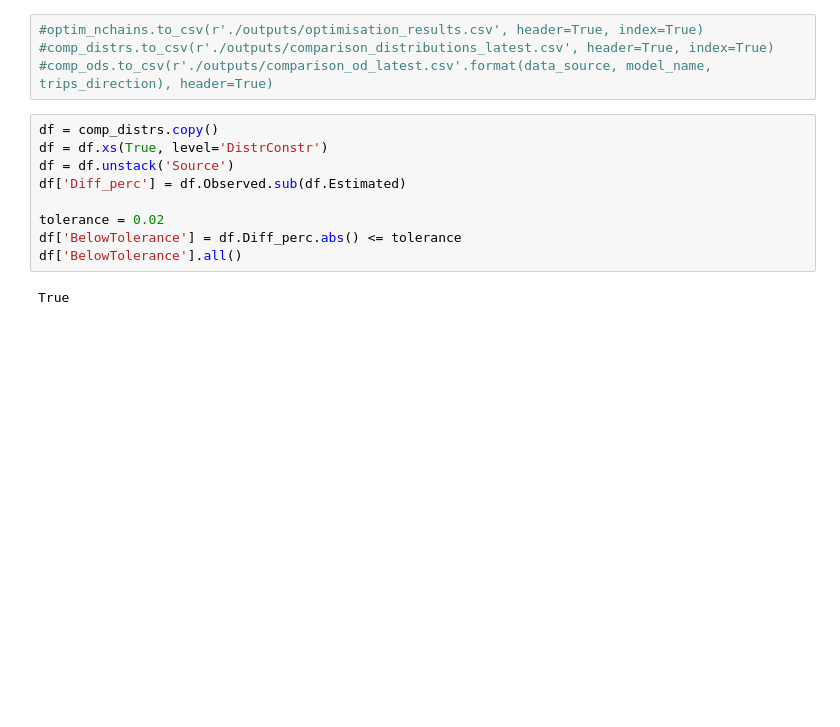
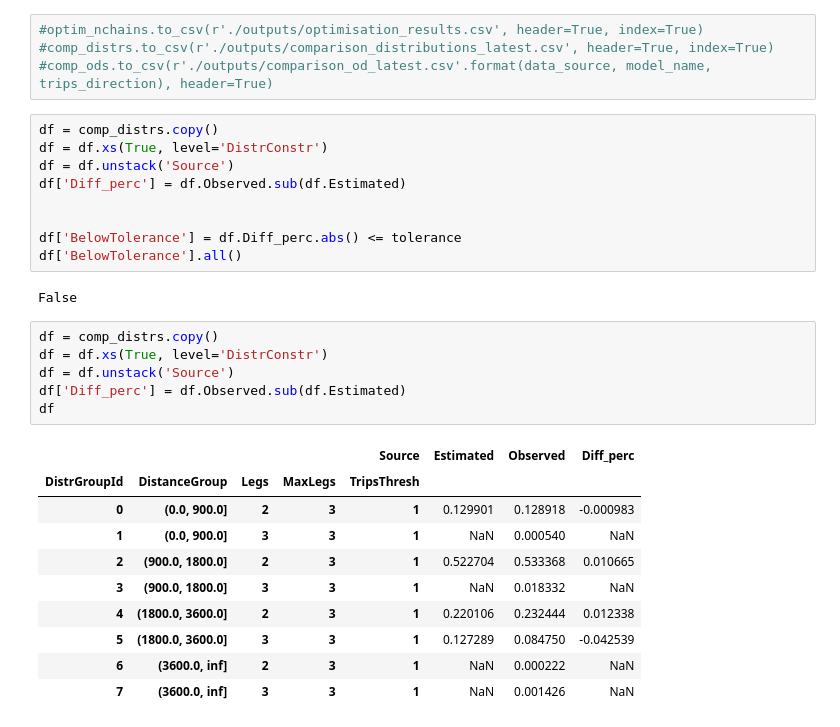
Before and after one commit to harisbal/od2trs, a Jupyter notebook: analysis/optimisation_results.ipynb, the cells around one changed output. Drawn from its saved outputs; the diff is of its cells as text; blank space fills up the shorter version.

```diff
--- a/analysis/optimisation_results.ipynb
+++ b/analysis/optimisation_results.ipynb
@@ -201,11 +204,28 @@ df = df.xs(True, level='DistrConstr')
 df = df.unstack('Source')
 df['Diff_perc'] = df.Observed.sub(df.Estimated)
 
-tolerance = 0.02
+
 df['BelowTolerance'] = df.Diff_perc.abs() <= tolerance
 df['BelowTolerance'].all()
 # %% [output]
-True
+False
+# %%
+df = comp_distrs.copy()
+df = df.xs(True, level='DistrConstr')
+df = df.unstack('Source')
+df['Diff_perc'] = df.Observed.sub(df.Estimated)
+df
+# %% [output]
+|  |  |  |  | Source | Estimated | Observed | Diff_perc |
+| DistrGroupId | DistanceGroup | Legs | MaxLegs | TripsThresh |  |  |  |
+| 0 | (0.0, 900.0] | 2 | 3 | 1 | 0.129901 | 0.128918 | -0.000983 |
+| 1 | (0.0, 900.0] | 3 | 3 | 1 | NaN | 0.000540 | NaN |
+| 2 | (900.0, 1800.0] | 2 | 3 | 1 | 0.522704 | 0.533368 | 0.010665 |
+| 3 | (900.0, 1800.0] | 3 | 3 | 1 | NaN | 0.018332 | NaN |
+| 4 | (1800.0, 3600.0] | 2 | 3 | 1 | 0.220106 | 0.232444 | 0.012338 |
+| 5 | (1800.0, 3600.0] | 3 | 3 | 1 | 0.127289 | 0.084750 | -0.042539 |
+| 6 | (3600.0, inf] | 2 | 3 | 1 | NaN | 0.000222 | NaN |
+| 7 | (3600.0, inf] | 3 | 3 | 1 | NaN | 0.001426 | NaN |
 # %%
 df = comp_ods.groupby(level=['MaxLegs', 'TripsThresh', 'DistrConstr', 'TripsSource', 'Purpose']).sum()
 
```
Also changed, not shown: parts of 6 cells of this notebook, 6 other files.
